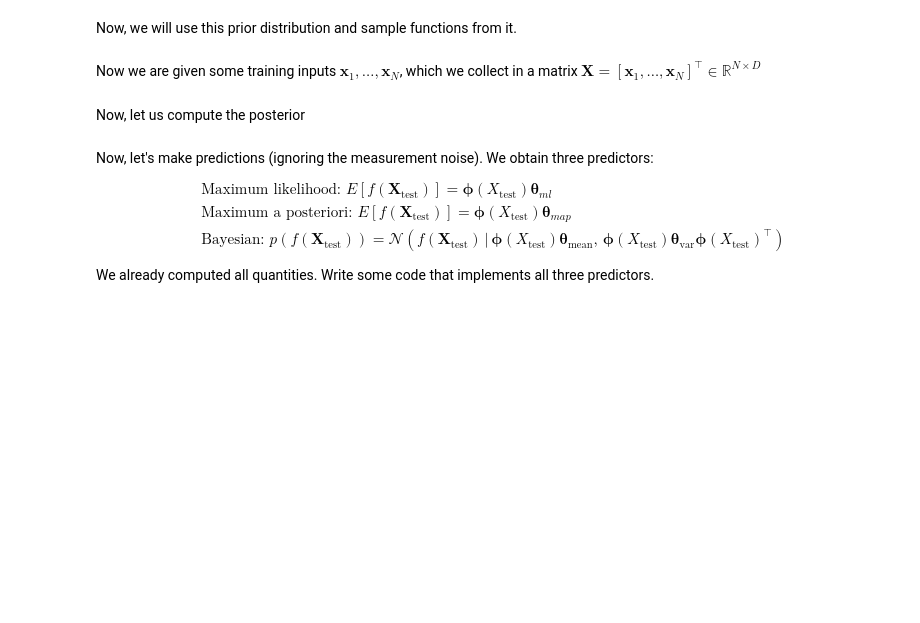
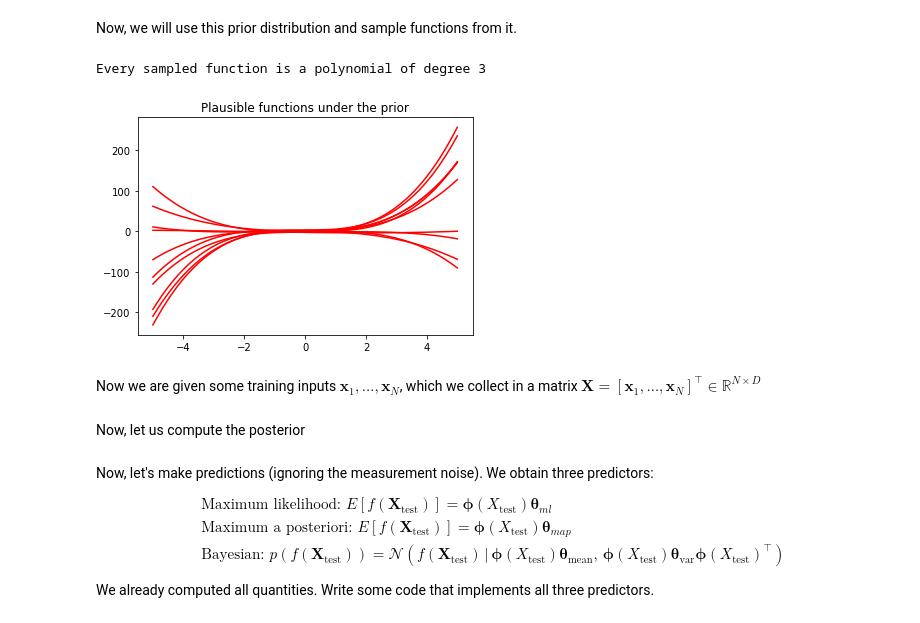
Before and after one commit to esweet431/mml-book.github.io, a Jupyter notebook: tutorials/tutorial_linear_regression.ipynb, the cells around one changed output. Saved outputs shown, nothing was run; the diff lists cells and outputs as text; code cells hidden in the pictures; blank space fills up the shorter version.

```diff
--- a/tutorials/tutorial_linear_regression.ipynb
+++ b/tutorials/tutorial_linear_regression.ipynb
@@ -755,23 +757,25 @@ Now, we will use this prior distribution and sample functions from it.
 # %%
 ## EDIT THIS CELL
 
 # samples from the prior
 num_samples = 10
 
 # We first need to generate random weights theta_i, which we sample from the parameter prior
 random_weights = np.random.normal(size=(pol_deg+1,num_samples), scale=np.sqrt(prior_var))
 
 # Now, we compute the induced random functions, evaluated at the test input locations
 # Every function sample is given as f_i = Phi * theta_i,
-# where theta_i is a sample from the parameter prior
+# where theta_i is a sample from the parameter prior (aka random_weights)
 
-sample_function = np.zeros((Ntest,)) # <-- EDIT THIS LINE
-raise NotImplementedError
+sample_function = Phi_test @ random_weights
 
 plt.figure()
 plt.plot(Xtest, sample_function, color="r")
 plt.title("Plausible functions under the prior")
 print("Every sampled function is a polynomial of degree "+str(pol_deg));
+# %% [output]
+Every sampled function is a polynomial of degree 3
+[figure, added]
 # %% [markdown]
 Now we are given some training inputs $\boldsymbol x_1, \dotsc, \boldsymbol x_N$, which we collect in a matrix $\boldsymbol X = [\boldsymbol x_1, \dotsc, \boldsymbol x_N]^\top\in\mathbb{R}^{N\times D}$
 # %%
```
Also changed, not shown: parts of 6 cells of this notebook.
